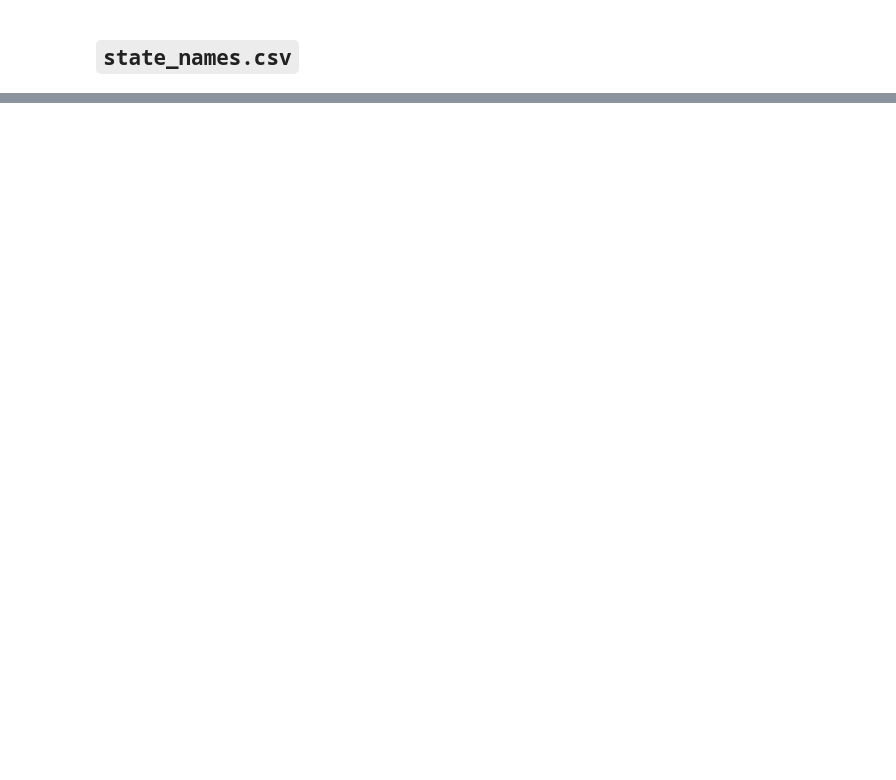
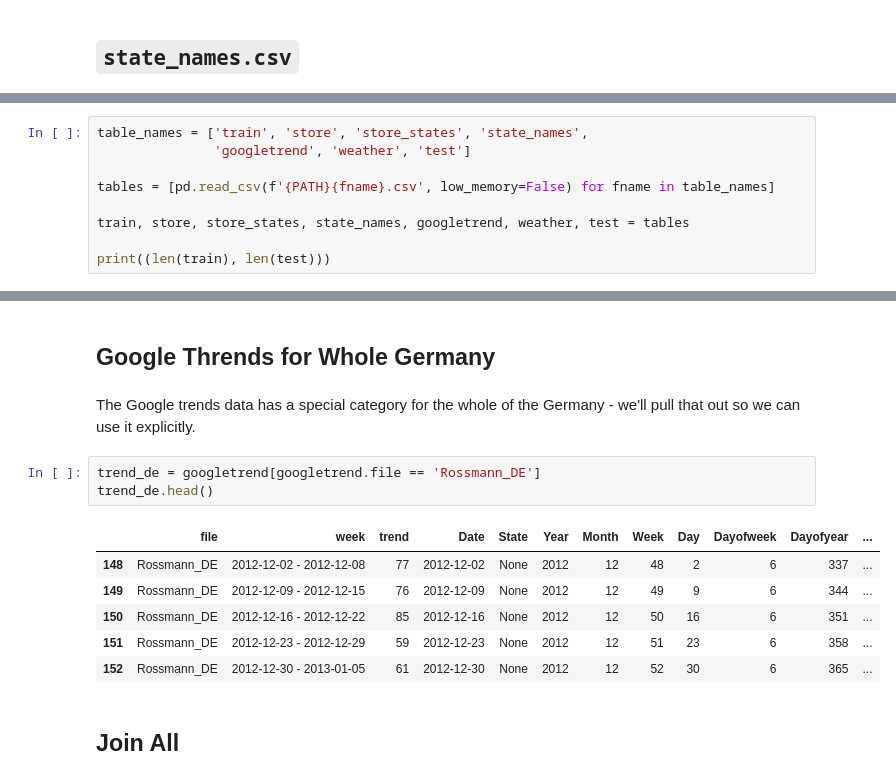
Before and after one commit to ilirium/fastai, a Jupyter notebook: courses/dl1/ilirium-lesson3-a_understanding_input_data.ipynb, the cells around one changed output, grey strips where cells are left out. Saved outputs shown, nothing was run; the diff lists cells and outputs as text; blank space fills up the shorter version.

```diff
--- a/courses/dl1/ilirium-lesson3-a_understanding_input_data.ipynb
+++ b/courses/dl1/ilirium-lesson3-a_understanding_input_data.ipynb
@@ -267,0 +399,9 @@ DataFrameSummary(googletrend).summary()
+# %%
+table_names = ['train', 'store', 'store_states', 'state_names',
+               'googletrend', 'weather', 'test']
+
+tables = [pd.read_csv(f'{PATH}{fname}.csv', low_memory=False) for fname in table_names]
+
+train, store, store_states, state_names, googletrend, weather, test = tables
+
+print((len(train), len(test)))
@@ -267,0 +589,16 @@ DataFrameSummary(googletrend).summary()
+# %% [markdown]
+## Google Thrends for Whole Germany
+# %% [markdown]
+The Google trends data has a special category for the whole of the Germany - we'll pull that out so we can use it explicitly.
+# %%
+trend_de = googletrend[googletrend.file == 'Rossmann_DE']
+trend_de.head()
+# %% [output]
+|  | file | week | trend | Date | State | Year | Month | Week | Day | Dayofweek | Dayofyear | ... |
+| 148 | Rossmann_DE | 2012-12-02 - 2012-12-08 | 77 | 2012-12-02 | None | 2012 | 12 | 48 | 2 | 6 | 337 | ... |
+| 149 | Rossmann_DE | 2012-12-09 - 2012-12-15 | 76 | 2012-12-09 | None | 2012 | 12 | 49 | 9 | 6 | 344 | ... |
+| 150 | Rossmann_DE | 2012-12-16 - 2012-12-22 | 85 | 2012-12-16 | None | 2012 | 12 | 50 | 16 | 6 | 351 | ... |
+| 151 | Rossmann_DE | 2012-12-23 - 2012-12-29 | 59 | 2012-12-23 | None | 2012 | 12 | 51 | 23 | 6 | 358 | ... |
+| 152 | Rossmann_DE | 2012-12-30 - 2013-01-05 | 61 | 2012-12-30 | None | 2012 | 12 | 52 | 30 | 6 | 365 | ... |
+# %% [markdown]
+## Join All
```
Also changed, not shown: parts of 95 cells of this notebook, 3 other files.
